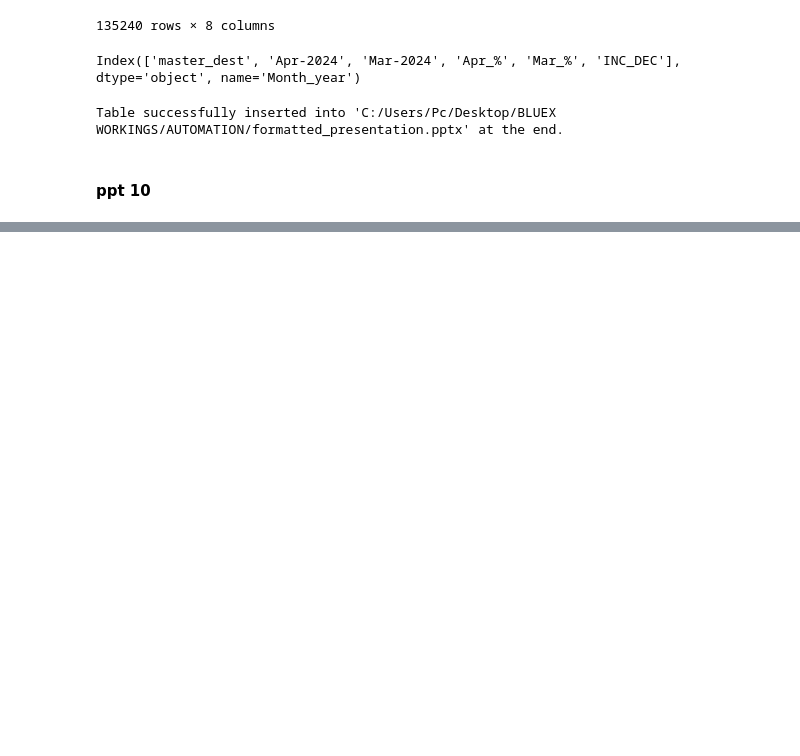
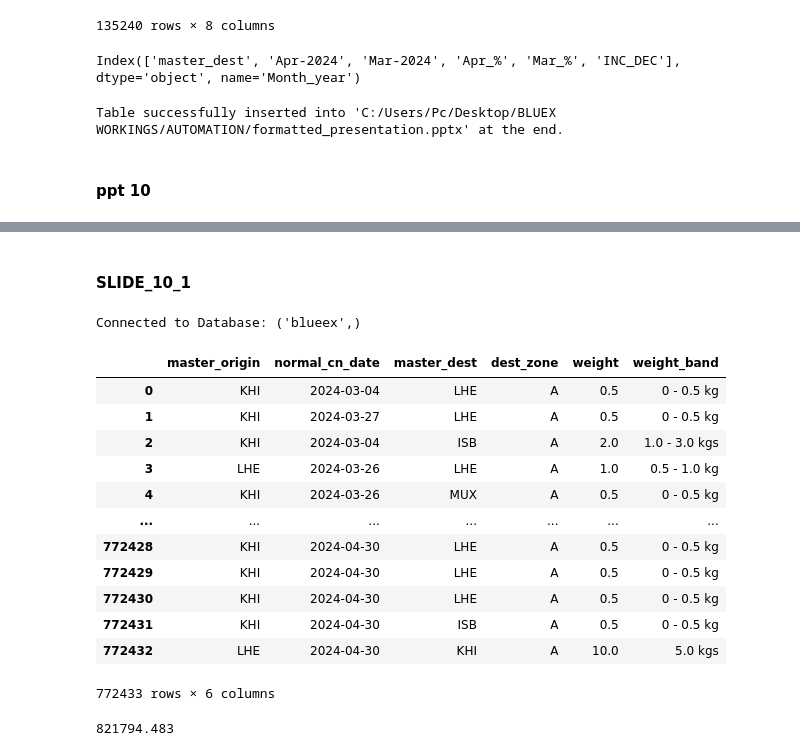
Before and after one commit to TahaDataAlchemy/BLUE-EX-Domestic-Auto, a Jupyter notebook: ETL.ipynb, the cells around one changed output, grey strips where cells are left out. Drawn from its saved outputs; the diff is of its cells as text; code cells hidden in the pictures; blank space fills up the shorter version.

Commit message:
SLIDE_10 Complete

```diff
--- a/ETL.ipynb
+++ b/ETL.ipynb
@@ -2750,0 +2844,54 @@ insert_table_into_existing_presentation(presentation_path, table_data)
+# %% [markdown]
+#### SLIDE_10_1
+# %%
+conn = msql.connect(host=dlogin.host, user=dlogin.user, password=dlogin.password, database=dlogin.database)
+
+start_date = '2024-03-01'  # Change this to the desired start date
+end_date = '2024-04-30'    # Change this to the desired end date
+
+start_datetime = datetime.strptime(start_date, '%Y-%m-%d')
+end_datetime = datetime.strptime(end_date, '%Y-%m-%d')
+
+start_date_str = start_datetime.strftime('%Y-%m-%d')
+end_date_str = end_datetime.strftime('%Y-%m-%d')
+with conn.cursor() as cursor:
+            # Check database connection
+            cursor.execute("SELECT DATABASE();")
+            record = cursor.fetchone()
+            print("Connected to Database:", record)
+
+            # Define SQL query to fetch records within the date range
+            q1 =  """SELECT sr.master_origin , sr.normal_cn_date ,sr.master_dest,sr.dest_zone,sr.weight,sr.weight_band
+                     FROM blueex.salesreport sr
+                     WHERE sr.normal_cn_date BETWEEN %s AND %s
+
+                  """
+
+            # Execute SQL query
+            cursor.execute(q1, (start_date, end_date))
+
+            # Fetch all rows
+            rows = cursor.fetchall()
+
+            # Create DataFrame from fetched rows
+            df = pd.DataFrame(rows, columns=[i[0] for i in cursor.description])
+# %% [output]
+Connected to Database: ('blueex',)
+# %%
+PPT10_1 = df.copy()
+# %%
+PPT10_1
+# %% [output]
+|  | master_origin | normal_cn_date | master_dest | dest_zone | weight | weight_band |
+| 0 | KHI | 2024-03-04 | LHE | A | 0.5 | 0 - 0.5 kg |
+| 1 | KHI | 2024-03-27 | LHE | A | 0.5 | 0 - 0.5 kg |
+| 2 | KHI | 2024-03-04 | ISB | A | 2.0 | 1.0 - 3.0 kgs |
+| 3 | LHE | 2024-03-26 | LHE | A | 1.0 | 0.5 - 1.0 kg |
+| 4 | KHI | 2024-03-26 | MUX | A | 0.5 | 0 - 0.5 kg |
+| ... | ... | ... | ... | ... | ... | ... |
+| 772428 | KHI | 2024-04-30 | LHE | A | 0.5 | 0 - 0.5 kg |
+| 772429 | KHI | 2024-04-30 | LHE | A | 0.5 | 0 - 0.5 kg |
+| 772430 | KHI | 2024-04-30 | LHE | A | 0.5 | 0 - 0.5 kg |
+| 772431 | KHI | 2024-04-30 | ISB | A | 0.5 | 0 - 0.5 kg |
+| 772432 | LHE | 2024-04-30 | KHI | A | 10.0 | 5.0 kgs |
+772433 rows × 6 columns
@@ -2750,0 +2900,4 @@ insert_table_into_existing_presentation(presentation_path, table_data)
+# %%
+total_Weight
+# %% [output]
+821794.483
```
Also changed, not shown: parts of 15 cells of this notebook.
